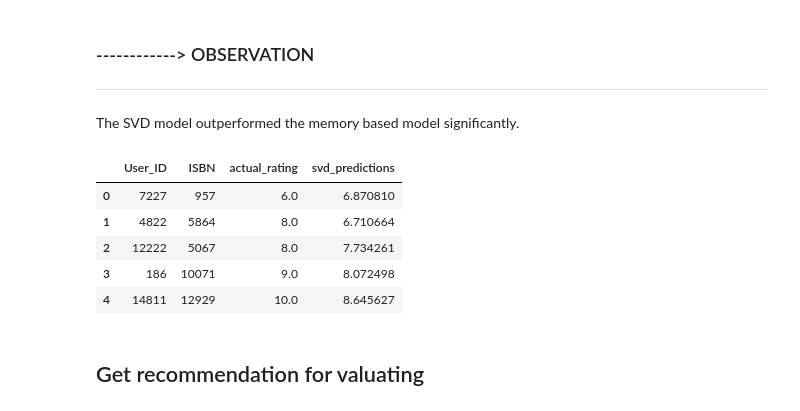
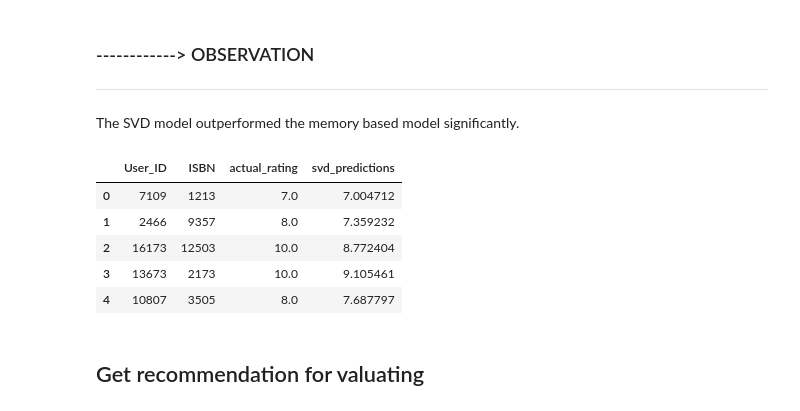
Before and after one commit to ChauHuynh1/Book_RecSys, a Jupyter notebook: Collaborative_Filtering.ipynb, the cells around one changed output. Saved outputs shown, nothing was run; the diff lists cells and outputs as text; code cells hidden in the pictures.

```diff
--- a/Collaborative_Filtering.ipynb
+++ b/Collaborative_Filtering.ipynb
@@ -610,29 +624,29 @@ with open('CF_SVD.pickle', 'wb') as handle:
 ## 6.1.2.c Retrain
 ****
 # %%
-svd = SVD(n_factors=80, n_epochs=20, lr_all=0.005, reg_all=0.2)
-svd.fit(trainset)
-predictions = svd.test(testset)
+# svd = SVD(n_factors=80, n_epochs=20, lr_all=0.005, reg_all=0.2)
+# svd.fit(trainset)
+# predictions = svd.test(testset)
 # %% [markdown]
 ### ------------> OBSERVATION
 ***
 The SVD model outperformed the memory based model significantly.
 # %%
-svd = SVD(n_factors=80, n_epochs=20, lr_all=0.005, reg_all=0.2)
+svd = SVD(n_factors=80, n_epochs=100, lr_all=0.005, reg_all=0.2)
 svd.fit(trainset)
 
 predictions = svd.test(testset)
 predictions = pd.DataFrame(predictions)
 predictions.drop("details", inplace=True, axis=1)
 predictions.columns = ['User_ID', 'ISBN', 'actual_rating', 'svd_predictions']
 predictions.head()
 # %% [output]
 |  | User_ID | ISBN | actual_rating | svd_predictions |
-| 0 | 7227 | 957 | 6.0 | 6.870810 |
-| 1 | 4822 | 5864 | 8.0 | 6.710664 |
-| 2 | 12222 | 5067 | 8.0 | 7.734261 |
-| 3 | 186 | 10071 | 9.0 | 8.072498 |
-| 4 | 14811 | 12929 | 10.0 | 8.645627 |
+| 0 | 7109 | 1213 | 7.0 | 7.004712 |
+| 1 | 2466 | 9357 | 8.0 | 7.359232 |
+| 2 | 16173 | 12503 | 10.0 | 8.772404 |
+| 3 | 13673 | 2173 | 10.0 | 9.105461 |
+| 4 | 10807 | 3505 | 8.0 | 7.687797 |
 # %%
 #create model (matrix of predicted values)
 svd_predictions = predictions.pivot_table(index='User_ID', columns='ISBN', values='svd_predictions').fillna(0)
```
Also changed, not shown: parts of 11 cells of this notebook.
